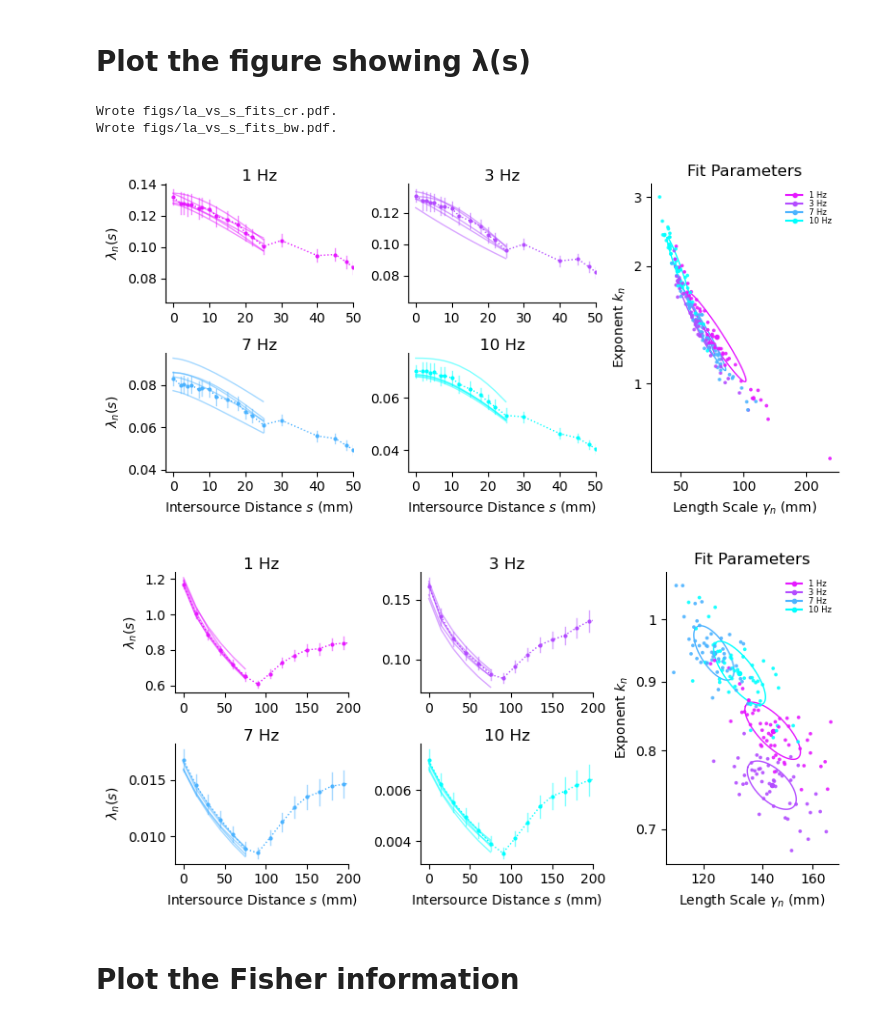
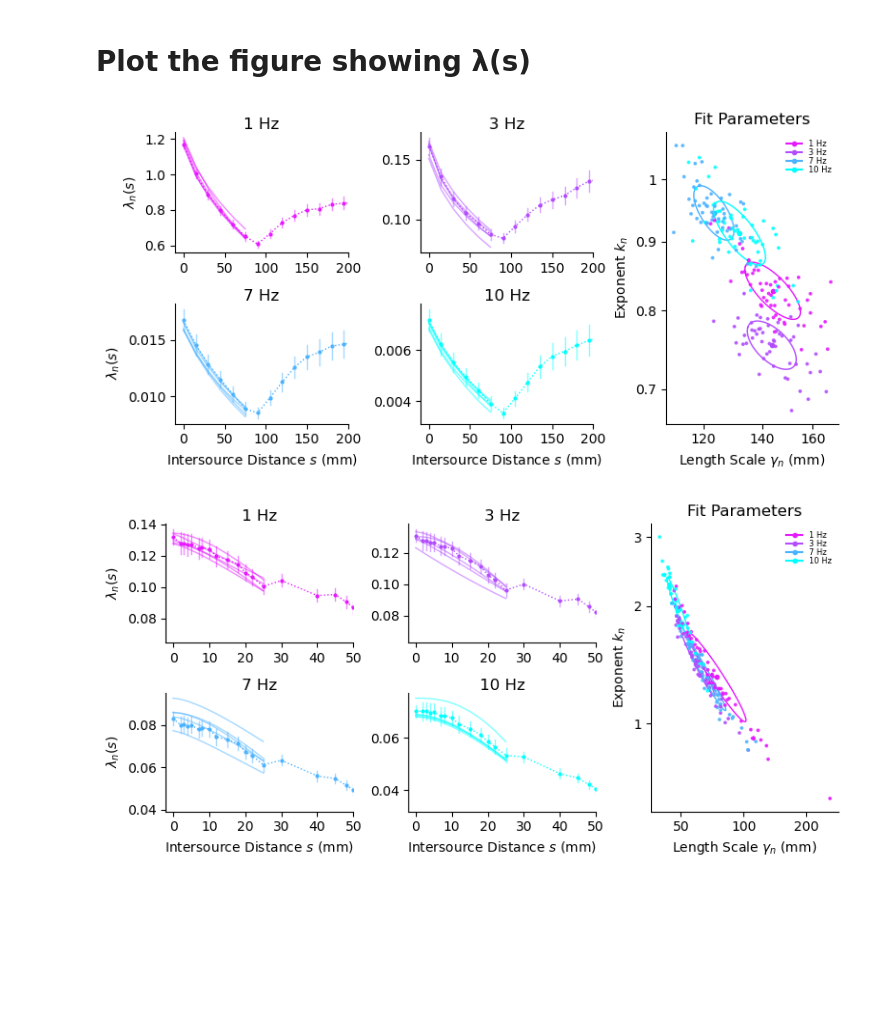
Before and after one commit to stootoon/fisher-plumes, a Jupyter notebook: make_figs.ipynb, the cells around one changed output. Drawn from its saved outputs; the diff is of its cells as text; code cells hidden in the pictures; blank space fills up the shorter version.

```diff
--- a/make_figs.ipynb
+++ b/make_figs.ipynb
@@ -17,7 +17,7 @@ from scipy.signal import stft
 # %% [output]
 Populating the interactive namespace from numpy and matplotlib
 # %%
-PLOT = True # Whether to actually make the plots
+PLOT = False # Whether to actually make the plots
 # %%
 import boulder;                         reload(boulder)
 import crick;                           reload(crick)
@@ -188,9 +184,9 @@ Wrote figs/corr_components_bw.pdf.
 # %%
 reload(fpf)
 which_freqs = {"bw":5,       "cr":10}
-which_idists= {"bw":[0,2,4], "cr":[0,12,18]}
+which_idists= {"bw":[0,2,4], "cr":[8,12,18]}
 dcol_scales = {"bw":120000,  "cr":80000}
-for name, F in data.items():
+for name, F in sorted(data.items()):
     which_freq = which_freqs[name]
     ifreq = F.freqs2inds([which_freq])[0]
     fpf.plot_coef1_vs_coef2([F.ss, F.cc],
@@ -208,0 +205,8 @@ Wrote figs/coef_vs_coef_bw.pdf.
+# %%
+reload(fpf)
+figure(figsize=(8,5))
+coef_ax, trace_ax = fpf.plot_coef_vs_coef_and_traces(Fbw, 5, [1, 1, 2, 3, 4, 5, 6, 7], n_per_row = 2, y_lim=[0,5],t_lim = [35,45], dt = 1)
+for ax in coef_ax:
+    ax.set_xlabel("")
+    ax.set_ylabel("")
+tight_layout()
@@ -216,7 +227,7 @@ ifreq_max = {"bw":25,            "cr":50}
 vmax      = {"bw":50,            "cr":10}
 hxmax     = {"bw":105,          "cr":100}
 hmdxt     = {"bw":False,        "cr":True}
-for name, F in data.items():
+for name, F in sorted(data.items()):
     d = np.array(list(F.rho.keys()))
     d = np.sort(d[d>0])
     fpf.plot_alaplace_fits(F, d[idist[name]],
@@ -246,28 +255,24 @@ Wrote figs/alap_fits_bw.pdf.
 # %%
 reload(fpft)
 reload(fpf)
 xl     = {"bw":(-10,200),   "cr": (-2, 50)}
 ifreqs = {"bw":[1,3,7,10],  "cr": [1,3,7,10]}
 xt     = {"bw":arange(0,201,50), "cr":arange(0,51,10)}
 xtp    = {"bw":np.array([120,140,160]), "cr":np.array([50, 100,200])}
 ytp    = {"bw":arange(0.7,1.05,0.1),    "cr":np.array([1,2,3])}
-for k, F in data.items():
+for k, F in sorted(data.items()):
     ax = fpf.plot_la_gen_fits_vs_distance(F,
                                           xl = xl[k], figsize=(8,4), legloc = 'right',
                                           log_scale = True,
                                           xt = log10(xtp[k]), yt = log10(ytp[k]),
                                           which_ifreqs = ifreqs[k])
     [(axi.set_xticks(xt[k]), (i>1) and axi.set_xlabel("Intersource Distance $s$ (mm)")) for i, axi in enumerate(ax[:4])]
     tight_layout(h_pad=1,w_pad=0.5)
     file_name = f"figs/la_vs_s_fits_{k}.pdf"
     PLOT and (savefig(file_name, bbox_inches='tight'), print(f"Wrote {file_name}."));
 # %% [output]
-Wrote figs/la_vs_s_fits_cr.pdf.
-Wrote figs/la_vs_s_fits_bw.pdf.
-[figure, old version]
+[figure, new version]
-[figure, old version]
+[figure, new version]
-# %% [markdown]
-# Plot the Fisher information
 # %%
 reload(fpf)
 xtp["cr"] = [40,60,80,100]
```
Also changed, not shown: parts of 11 cells of this notebook, 9 other files.
